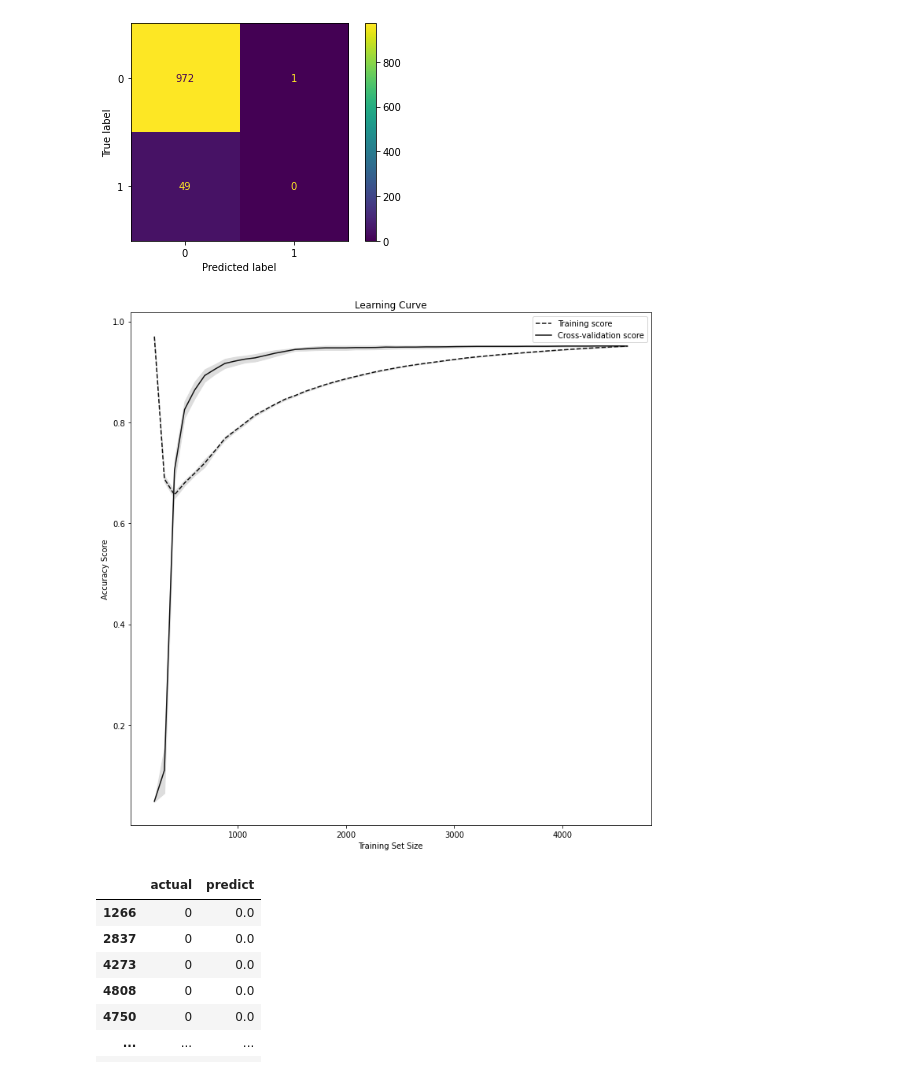
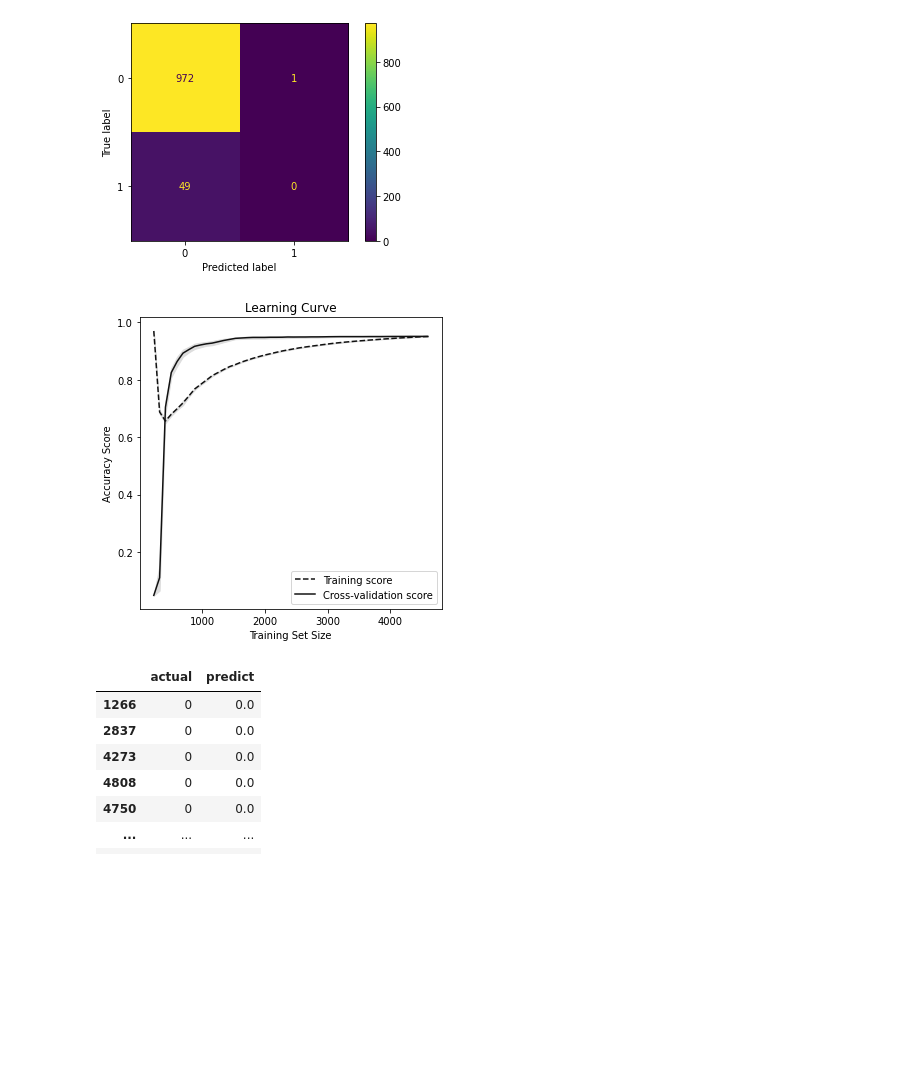
Before and after one commit to Safaa-Elkomy/stroke, a Jupyter notebook: Untitled0.ipynb, the cells around one changed output. Saved outputs shown, nothing was run; the diff lists cells and outputs as text; code cells hidden in the pictures; blank space fills up the shorter version.

```diff
--- a/Untitled0.ipynb
+++ b/Untitled0.ipynb
@@ -305,25 +305,25 @@ plot_confusion_matrix(pipe,x1_test,y_test)
 # %%
 from sklearn.ensemble import RandomForestClassifier#loss
 from sklearn import datasets
 from sklearn.model_selection import learning_curve
 train_sizes, train_scores, test_scores = learning_curve(classifier, x1, y, cv=10, scoring='accuracy', n_jobs=-1, train_sizes=np.linspace(0.01, 1.0, 50))
 train_mean = np.mean(train_scores, axis=1)
 train_std = np.std(train_scores, axis=1)
 test_mean = np.mean(test_scores, axis=1)
 test_std = np.std(test_scores, axis=1)
-plt.subplots(1, figsize=(10,10))
+plt.subplots(1, figsize=(5,5))
 plt.plot(train_sizes, train_mean, '--', color="#111111",  label="Training score")
 plt.plot(train_sizes, test_mean, color="#111111", label="Cross-validation score")
 
 plt.fill_between(train_sizes, train_mean - train_std, train_mean + train_std, color="#DDDDDD")
 plt.fill_between(train_sizes, test_mean - test_std, test_mean + test_std, color="#DDDDDD")
 
 plt.title("Learning Curve")
 plt.xlabel("Training Set Size"), plt.ylabel("Accuracy Score"), plt.legend(loc="best")
 plt.tight_layout()
 plt.show()
 # %% [output]
-[figure, old version]
+[figure, new version]
 # %%
 import statsmodels.api as sm
 from sklearn.preprocessing import LabelEncoder
```
